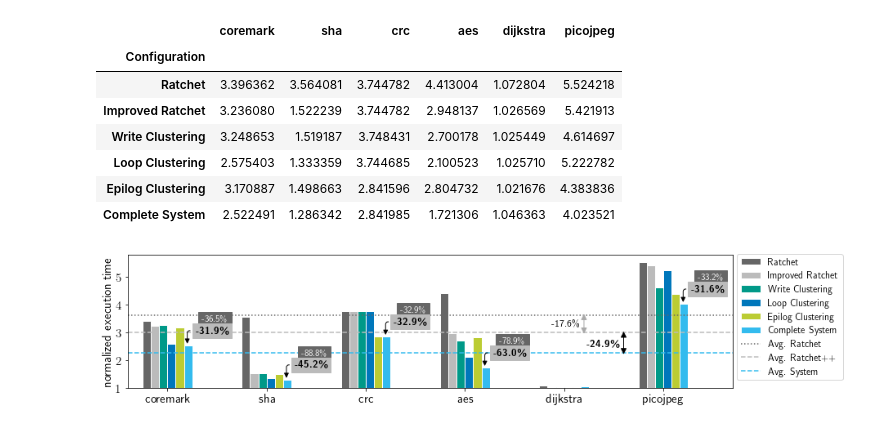
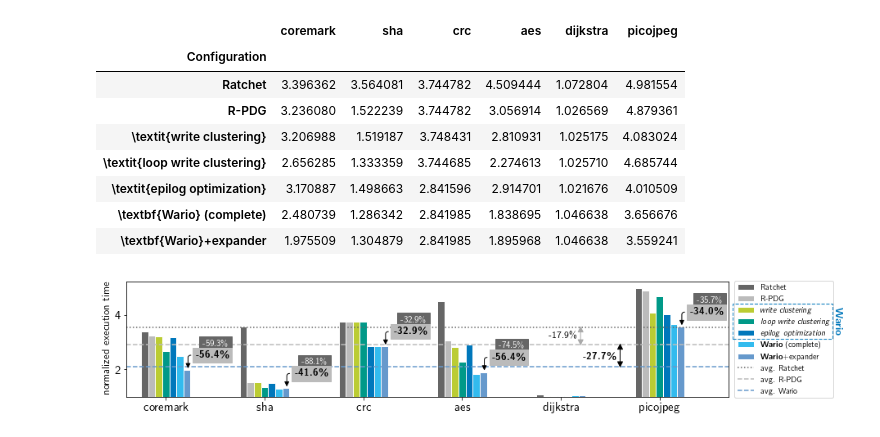
Before and after one commit to TUDSSL/WARio, a Jupyter notebook: plotting/BenchmarkPlot.ipynb, the cells around one changed output. Saved outputs shown, nothing was run; the diff lists cells and outputs as text; code cells hidden in the pictures.

Commit message:
[plotting] updated plotting scripts

```diff
--- a/plotting/BenchmarkPlot.ipynb
+++ b/plotting/BenchmarkPlot.ipynb
@@ -30,10 +34,11 @@ Benchmarks = [
 Configurations = [
     'opt-ratchet',
     'opt-baseline',
+    'opt-reducedpop',
     'opt-writebuf',
     'opt-loop',
-    'opt-reducedpop',
-    'opt-all'
+    'opt-all',
+    'opt-all-expander'
 ]
 from BenchmarkConfiguration import *
 # %%
@@ -57,5 +62,5 @@ Group size: 6
 # %%
-df['sha'] = df['sha'].reindex(ConfigurationNameMap)
+#df['sha'] = df['sha'].reindex(ConfigurationNameMap)
 df['sha']
 # %% [output]
 |  | Cycles | Checkpoints | IR-checkpoints | Call-checkpoints | Pop-checkpoints | Spill-checkpoints | ... |
@@ -76,34 +91,45 @@ dfa
 # %% [output]
 |  | coremark | sha | crc | aes | dijkstra | picojpeg |
 | Configuration |  |  |  |  |  |  |
-| Ratchet | 3.396362 | 3.564081 | 3.744782 | 4.413004 | 1.072804 | 5.524218 |
-| Improved Ratchet | 3.236080 | 1.522239 | 3.744782 | 2.948137 | 1.026569 | 5.421913 |
-| Write Clustering | 3.248653 | 1.519187 | 3.748431 | 2.700178 | 1.025449 | 4.614697 |
-| Loop Clustering | 2.575403 | 1.333359 | 3.744685 | 2.100523 | 1.025710 | 5.222782 |
-| Epilog Clustering | 3.170887 | 1.498663 | 2.841596 | 2.804732 | 1.021676 | 4.383836 |
-| Complete System | 2.522491 | 1.286342 | 2.841985 | 1.721306 | 1.046363 | 4.023521 |
+| Ratchet | 3.396362 | 3.564081 | 3.744782 | 4.509444 | 1.072804 | 4.981554 |
+| R-PDG | 3.236080 | 1.522239 | 3.744782 | 3.056914 | 1.026569 | 4.879361 |
+| \textit{write clustering} | 3.206988 | 1.519187 | 3.748431 | 2.810931 | 1.025175 | 4.083024 |
+| \textit{loop write clustering} | 2.656285 | 1.333359 | 3.744685 | 2.274613 | 1.025710 | 4.685744 |
+| \textit{epilog optimization} | 3.170887 | 1.498663 | 2.841596 | 2.914701 | 1.021676 | 4.010509 |
+| \textbf{Wario} (complete) | 2.480739 | 1.286342 | 2.841985 | 1.838695 | 1.046638 | 3.656676 |
+| \textbf{Wario}+expander | 1.975509 | 1.304879 | 2.841985 | 1.895968 | 1.046638 | 3.559241 |
 # %%
 mean_ratchet = dfa.T[ConfigurationNameMap['opt-ratchet']].mean()
 mean_baseline = dfa.T[ConfigurationNameMap['opt-baseline']].mean()
-mean_opt_all = dfa.T[ConfigurationNameMap['opt-all']].mean()
+mean_opt_all = dfa.T[ConfigurationNameMap['opt-all-expander']].mean()
 # %%
-bars = dfa.T.plot(kind='bar', ylim=(1,None), figsize=(13,3), color=[ConfigurationColorMap[c] for c in Configurations], edgecolor='white', linewidth=1)
+color_list = [ConfigurationColorMap[c] for c in Configurations]
+bars = dfa.T.plot(kind='bar', ylim=(1,None), figsize=(13,2.7), color=color_list, edgecolor='white', linewidth=1)
 plt.xticks(rotation=0)
+
+# Add hatches to the all-expander bar
+#bar_loc = [36,37,38,39,40,41]
+#for idx,patch in enumerate(bars.patches):
+#    if idx in bar_loc:
+#        patch.set_hatch('///')
+
+#fontProperties = {'family':'sans-serif', 'weight': 'normal', 'size': 12}
+#plt.gca().set_yticklabels(plt.gca().get_yticks(), fontProperties)
 
 handles, labels = bars.get_legend_handles_labels()
 
 # Average for Ratchet and Opt-All
 mean_ratchet_line = plt.axhline(y = mean_ratchet, color = ConfigurationColorMap['opt-ratchet'],
-                                linestyle = ':', label='Avg. Ratchet')
+                                linestyle = ':', label='avg. Ratchet')
 mean_baseline_line = plt.axhline(y = mean_baseline, color = ConfigurationColorMap['opt-baseline'],
-                                 linestyle = '--', label='Avg. Ratchet++')
-mean_opt_all_line = plt.axhline(y = mean_opt_all, color = ConfigurationColorMap['opt-all'],
-                                linestyle = '--',label='Avg. System')
+                                 linestyle = '--', label='avg. R-PDG')
+mean_opt_all_line = plt.axhline(y = mean_opt_all, color = ConfigurationColorMap['opt-all-expander'],
+                                linestyle = '--',label=r'avg. Wario')
 
 # Manually place the average lines at the end of the legend
 handles.extend([mean_ratchet_line, mean_baseline_line, mean_opt_all_line])
 #bars.legend(handles=handles, bbox_to_anchor=(0, 1.0, 1, 0), loc="lower left", mode='expand', ncol=4)
-bars.legend(handles=handles, bbox_to_anchor=(0, 1.04, 1.19, 0), loc="upper right", fancybox=True, ncol=1, fontsize=12)
+
 
 # Iterate through the benchmarks (in order)
 for idx, bench in enumerate(Benchmarks):
@@ -112,9 +138,9 @@ for idx, bench in enumerate(Benchmarks):
     if bench in skip:
         continue
 
-    overhead_ratchet_perc = df[bench]['Overhead-ratchet-%']['opt-all']
-    overhead_baseline_perc = df[bench]['Overhead-baseline-%']['opt-all']
-    execution_value = df[bench]['Execution']['opt-all']
+    overhead_ratchet_perc = df[bench]['Overhead-ratchet-%']['opt-all-expander']
+    overhead_baseline_perc = df[bench]['Overhead-baseline-%']['opt-all-expander']
+    execution_value = df[bench]['Execution']['opt-all-expander']
 
     def add_bar_label(text, text_loc, textcolor='black', facecolor='white', edgecolor='black', fontsize=11, draw_arrow=False):
         if draw_arrow == True:
@@ -122,7 +148,7 @@ for idx, bench in enumerate(Benchmarks):
         else:
             arrowprops = None
 
-        plt.annotate(text, xy=(idx+0.2, execution_value), xytext=text_loc,
+        plt.annotate(text, xy=(idx+0.225, execution_value), xytext=text_loc,
             color=textcolor,
             xycoords=('data'), textcoords='offset points', fontsize=fontsize,
             horizontalalignment='right', verticalalignment='center',
@@ -146,35 +172,45 @@ for idx, bench in enumerate(Benchmarks):
 
 
 # Annotate the average lines
 plt.annotate('', xy=(4.6, mean_opt_all-0.1), xytext=(4.6,mean_baseline+0.1),
              arrowprops=dict(arrowstyle='<|-|>', fc='black'))
 reduction_perc = (mean_baseline-mean_opt_all)/mean_baseline * 100
 plt.annotate('\\textbf{'+'-{:02.1f}\%'.format(reduction_perc)+'}', xy=(4.6, mean_opt_all+(mean_baseline-mean_opt_all)/2),
              xytext=(-5,-2), textcoords='offset points',
              fontsize=12,
              horizontalalignment='right', verticalalignment='center')
 
 
 plt.annotate('', xy=(4.2, mean_baseline-0.1), xytext=(4.2,mean_ratchet+0.1),
              arrowprops=dict(arrowstyle='<|-|>', fc='darkgrey', edgecolor='darkgrey'))
 reduction_perc = (mean_ratchet-mean_baseline)/mean_ratchet * 100
 plt.annotate('-{:02.1f}\%'.format(reduction_perc), xy=(4.2, mean_baseline+(mean_ratchet-mean_baseline)/2),
              xytext=(-5,0), textcoords='offset points',
              fontsize=12,
              horizontalalignment='right', verticalalignment='center')
 
 #plt.subplots_adjust(right=1.3)
 plt.xlim(-0.4, len(Benchmarks)-1+0.7)
 
+# Add the legend
+bars.legend(handles=handles, bbox_to_anchor=(0, 1.04, 1.18, 0), loc="upper right", fancybox=True, ncol=1, fontsize=10)
+
+# Place a box arround the sub-components of the legend
+rect = Rectangle( (5.74, 3.12), 1.01, 1.3, linewidth=1.1, linestyle='dashed', fill=None, clip_on=False, zorder=200, color=Color['blue'], alpha=0.9)
+plt.gca().add_patch(rect)
+
+# Add some rotated text on the box
+plt.gca().text(6.76,3.3, r'\textbf{Wario}', color=Color['blue'], rotation=-90, fontsize=13, zorder=200)
+
 # Set the axis
 #plt.xlabel('benchmark')
-plt.ylabel('normalized execution time')
+plt.ylabel('normalized execution time', fontsize=13)
 
 # Show the plot
 plt.tight_layout()
 plt.show()
 # %% [output]
-[figure, old version]
+[figure, new version]
 # %%
 # Save the figure
 fig = bars.get_figure()
```
Also changed, not shown: parts of 10 cells of this notebook, 5 other files.
